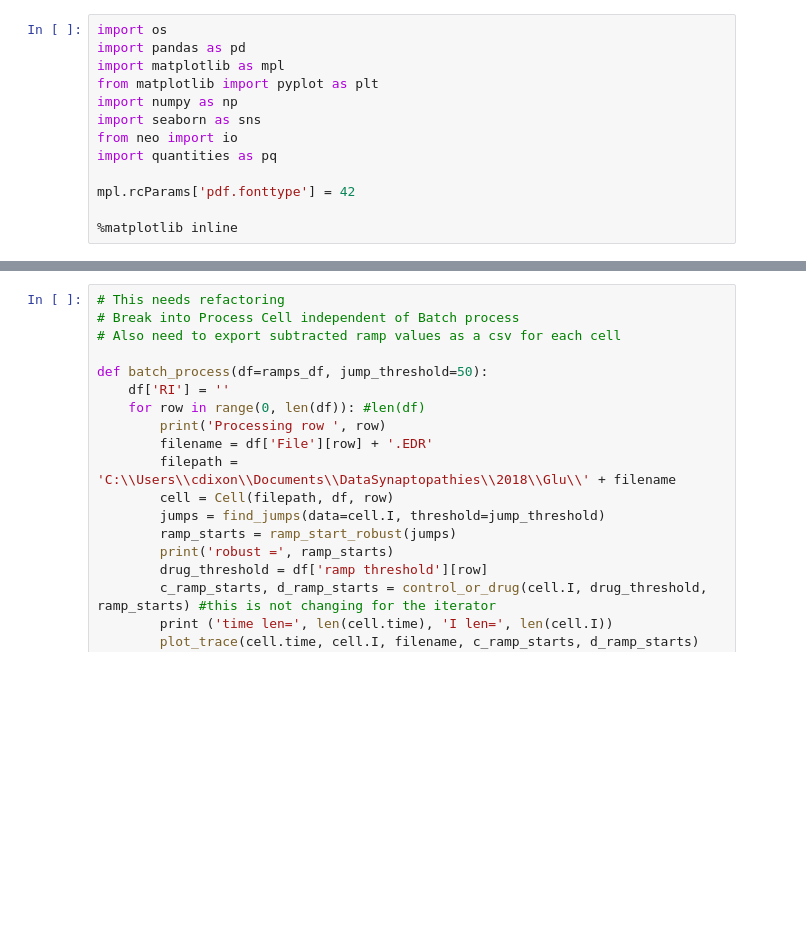
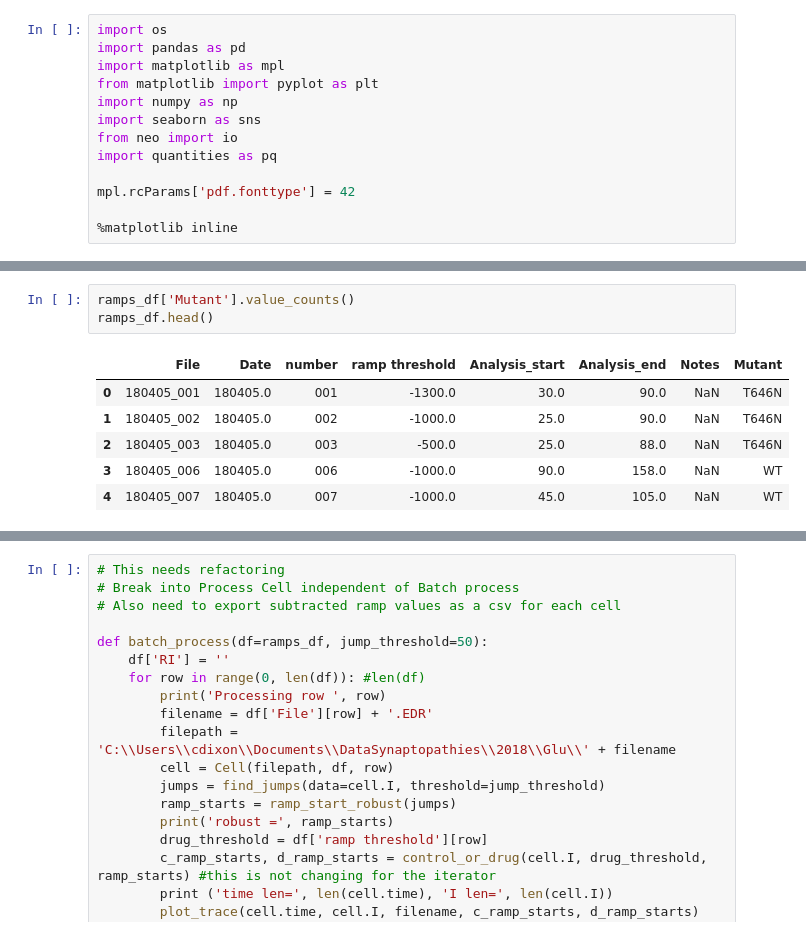
Before and after one commit to KullmannLab/AMPA_Synaptopathies, a Jupyter notebook: AMPAtraceProcessing_May9.ipynb, the cells around one changed output, grey strips where cells are left out. Saved outputs shown, nothing was run; the diff lists cells and outputs as text; blank space fills up the shorter version.

```diff
--- a/AMPAtraceProcessing_May9.ipynb
+++ b/AMPAtraceProcessing_May9.ipynb
@@ -58 +40,11 @@ ramps_df
+# %%
+ramps_df['Mutant'].value_counts()
+ramps_df.head()
+# %% [output]
+|  | File | Date | number | ramp threshold | Analysis_start | Analysis_end | Notes | Mutant |
+| 0 | 180405_001 | 180405.0 | 001 | -1300.0 | 30.0 | 90.0 | NaN | T646N |
+| 1 | 180405_002 | 180405.0 | 002 | -1000.0 | 25.0 | 90.0 | NaN | T646N |
+| 2 | 180405_003 | 180405.0 | 003 | -500.0 | 25.0 | 88.0 | NaN | T646N |
+| 3 | 180405_006 | 180405.0 | 006 | -1000.0 | 90.0 | 158.0 | NaN | WT |
+| 4 | 180405_007 | 180405.0 | 007 | -1000.0 | 45.0 | 105.0 | NaN | WT |
 # %%
```
Also changed, not shown: parts of 11 cells of this notebook.
